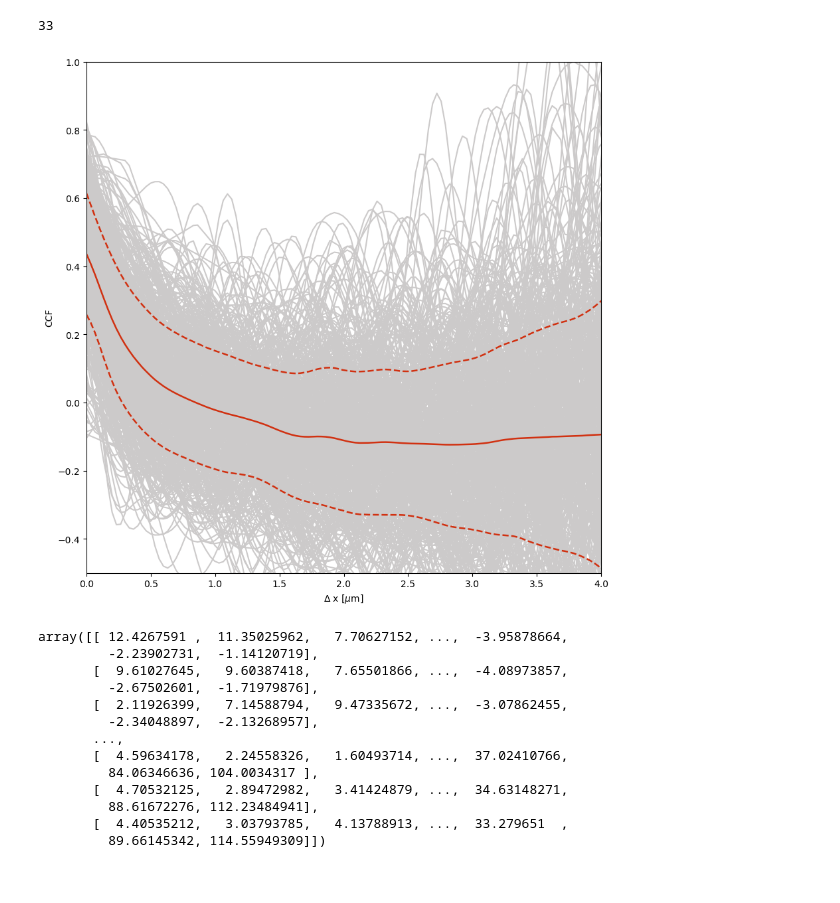
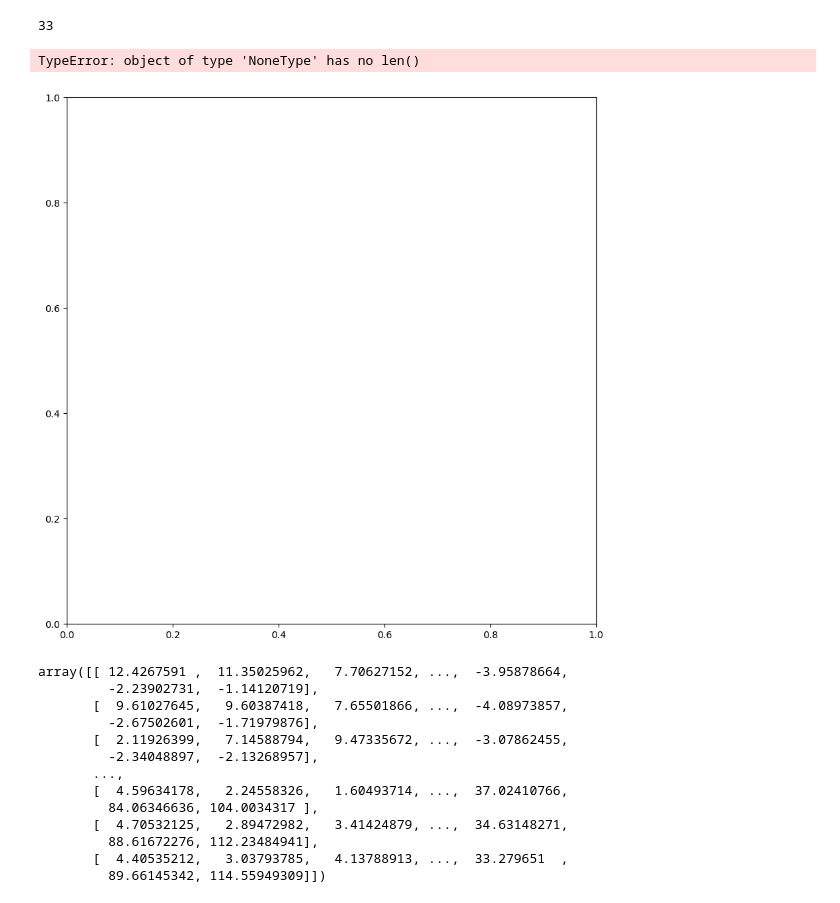
Before and after one commit to Roland0206/Capstone, a Jupyter notebook: test.ipynb, the cells around one changed output. Cells and saved outputs as stored; diff of their text form; code cells hidden in the pictures.

```diff
--- a/test.ipynb
+++ b/test.ipynb
@@ -78,7 +79,7 @@ input_figures_directory = 'Data/'
 fly1_image_name = '2023.06.12_MhcGFPweeP26_24hrsAPF_Phallo568_647nano62actn_405nano2sls_100Xz2.5_1_2.tif'
 fly2_image_name = '2023.06.12_MhcGFPweeP26_30hrsAPF_Phallo568_647nano62actn_405nano2sls_100Xz2.5_1_2.tif'
 human_image_name = 'Trial8_D12_488-TTNrb+633-MHCall_DAPI+568-Rhod_100X_01_stitched.tif'
-image_filename = human_image_name
+image_filename = fly1_image_name
 
 raw_path = os.path.join(input_figures_directory, image_filename)
 
@@ -533,6 +534,28 @@ np.max(res)
 114.55949309151457
 # %% [markdown]
 ## Correlation function
+# %%
+
+def improfile(img, xi, yi, N, order=1, mode='nearest'):
+    """
+    Calculate the intensity profile along a line in an image.
+
+    Parameter:
+        - img (numpy.ndarray): The image data.
+        - xi (tuple): The x-coordinates defining the line.
+        - yi (tuple): The y-coordinates defining the line.
+        - N (int): The number of points to interpolate along the line.
+        - order (int, optional): The order of the spline interpolation. Defaults to 1.
+        - mode (str, optional): The mode parameter passed to map_coordinates. Defaults to 'nearest' (nearest-neighbor interpolation)
+
+    """
+    # Create coordinate arrays
+    x = np.linspace(xi[0], xi[1], N)
+    y = np.linspace(yi[0], yi[1], N)
+    coords = np.vstack((y,x)) # stack them as a (2, N) array
+
+    # Extract the intensities along the line
+    intensities = map_coordinates(img, coords, order=order, mode=mode)
 # %%
 def intensity_profile(image, start, end, num_points):
     """
@@ -645,8 +668,8 @@ for i in range(nGridY):
                 yi = ROI_Size*(i+1) + max_dist*dir*np.sin((90-Angle)*-1*np.pi/180) + k*np.sin(Angle*np.pi/180) # pretty much the same as in matlab (see comp.ipynb)
                 start = (xi[0], yi[0])
                 end = (xi[1], yi[1])
-                linescan1 = intensity_profile(raw1_Tophat, start,end, 2*max_dist+1)
-                linescan2 = intensity_profile(raw2_Tophat, start,end, 2*max_dist+1)
+                linescan1 = improfile(raw1_Tophat, xi,yi, 2*max_dist+1)
+                linescan2 = improfile(raw2_Tophat, xi,yi, 2*max_dist+1)
                 if len(linescan1) > 2*max_dist+1:
                     linescan1 = linescan1[:2*max_dist+1]
                     linescan2 = linescan2[:2*max_dist+1]
@@ -660,34 +683,35 @@ for i in range(nGridY):
                 cc = np.array(cc)/ (2*kmax+1)
 
                 ccf += cc
                 var1 += np.var(linescan1) / (2*kmax+1)
                 var2 += np.var(linescan2) / (2*kmax+1)
 
             ccf /= np.sqrt(var1 * var2)
             ccf_all[i*nGridX+j, :] = ccf
 
             maxlag_plot = len(linescan1) - 1
             lags = np.arange(-maxlag, maxlag+1) * pixSize
             ind = np.arange(maxlag_plot, min(2*maxlag_plot+1, len(ccf), len(lags)))
             ax.plot(lags[ind], ccf[ind], color='#cccaca')
 ax.set_xlabel(r'$\Delta$ x [$\mu$m]')
 ax.set_xlim(0,corr_length)
 ax.set_ylim(-0.5,1)
 ax.set_ylabel('CCF')
 
 
 # Find the valid CCFs/ACFs and calculate the mean
 ccf_all_valid = ccf_all[~np.isnan(ccf_all).any(axis=1)]
 mean_ccf = np.mean(ccf_all_valid, axis=0)
 std_mean_ccf = np.std(ccf_all_valid, axis=0, ddof=1)
 
 ax.plot(lags[ind], mean_ccf[ind], '-', color='#d13111', linewidth=1.8)
 ax.plot(lags[ind], mean_ccf[ind] - std_mean_ccf[ind], '--', color='#d13111', linewidth=1.8)
 ax.plot(lags[ind], mean_ccf[ind] + std_mean_ccf[ind], '--', color='#d13111', linewidth=1.8)
 
 plt.show()
 # %% [output]
+TypeError: object of type 'NoneType' has no len()
-[figure, old version]
+[figure, new version]
 # %%
 res
 # %% [output]
```
Also changed, not shown: parts of 4 cells of this notebook, 1 other file.
